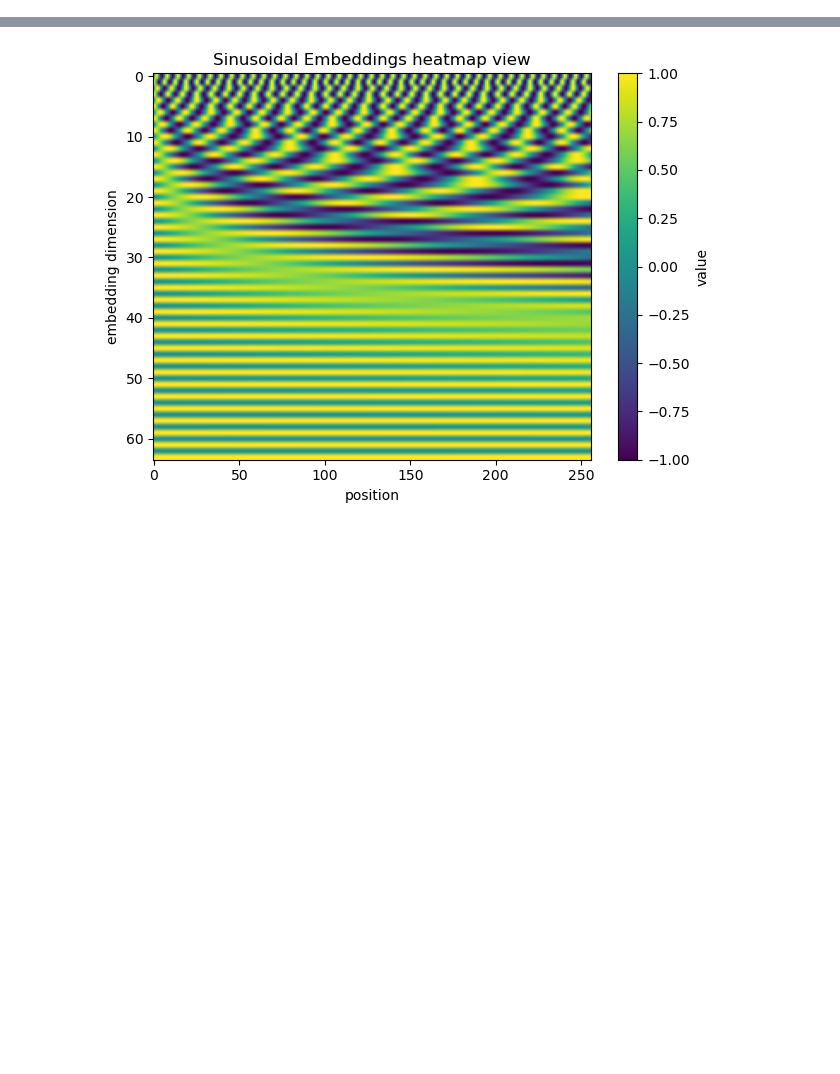
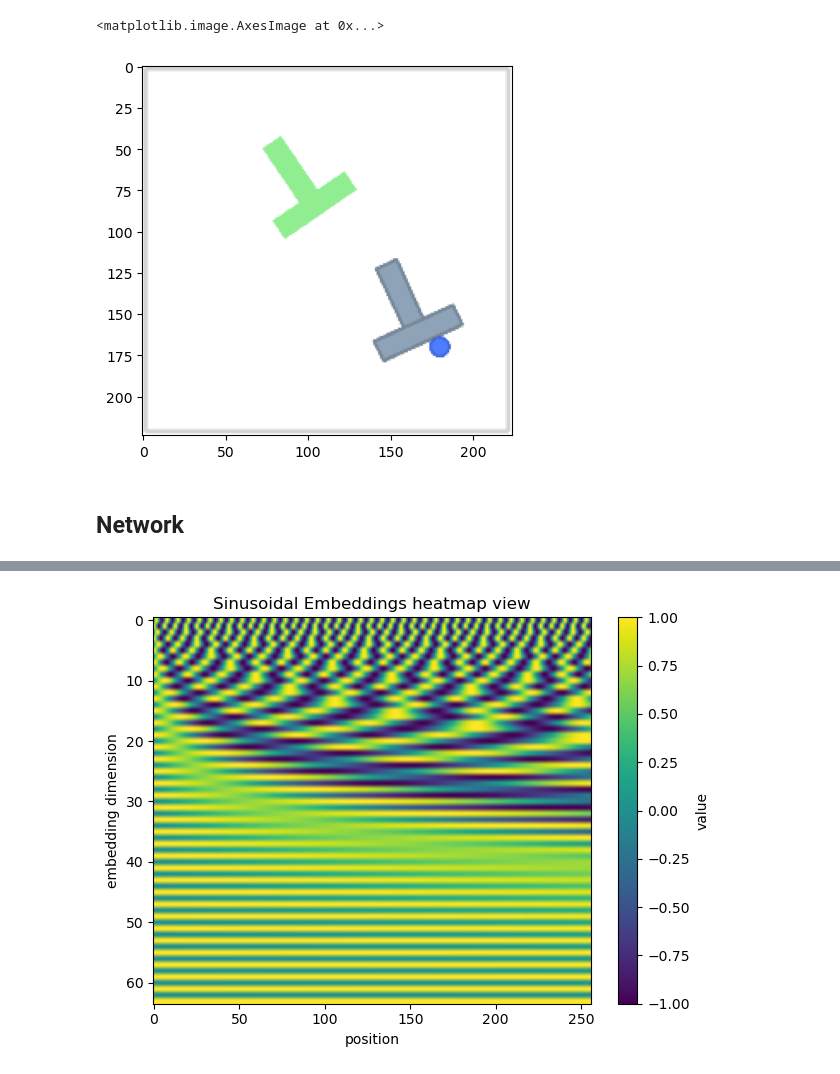
Before and after one commit to 33may/ml_portfolio, a Jupyter notebook: robotics/model_src/diffusion_model_architecture.ipynb, the cells around one changed output, grey strips where cells are left out. Cells and saved outputs as stored; diff of their text form; code cells hidden in the pictures; blank space fills up the shorter version.

Commit message:
dataset snapshot 1

```diff
--- a/robotics/model_src/diffusion_model_architecture.ipynb
+++ b/robotics/model_src/diffusion_model_architecture.ipynb
@@ -75,0 +1,14 @@
+# %%
+import zarr
+import matplotlib.pyplot as plt
+
+dataset = zarr.open("../data/demonstrations_snapshot_1.zarr", mode="r")
+
+image = dataset["data"]["img"][33:37] # [224, 224, 3] with values in range [0-255]
+
+plt.imshow(image[0]/ 255)
+# %% [output]
+<matplotlib.image.AxesImage at 0x...>
+[figure, added]
+# %% [markdown]
+## Network
```
Also changed, not shown: parts of 7 cells of this notebook, 5 other files.
